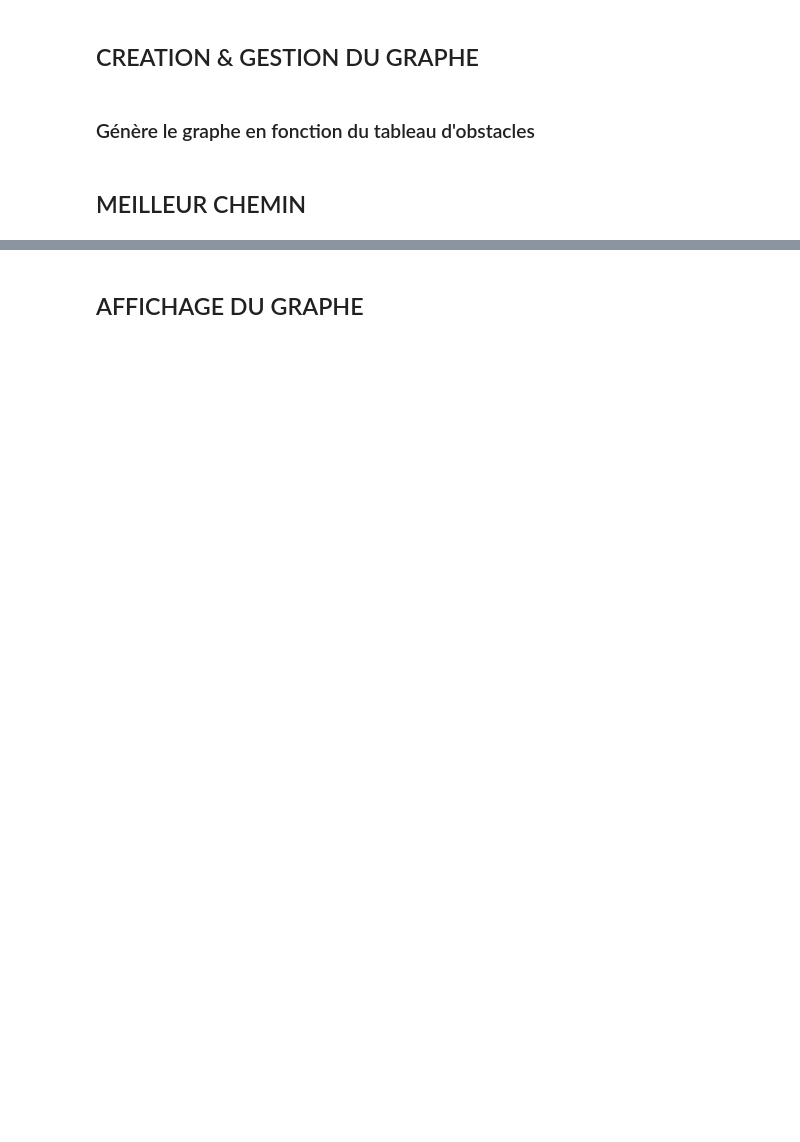
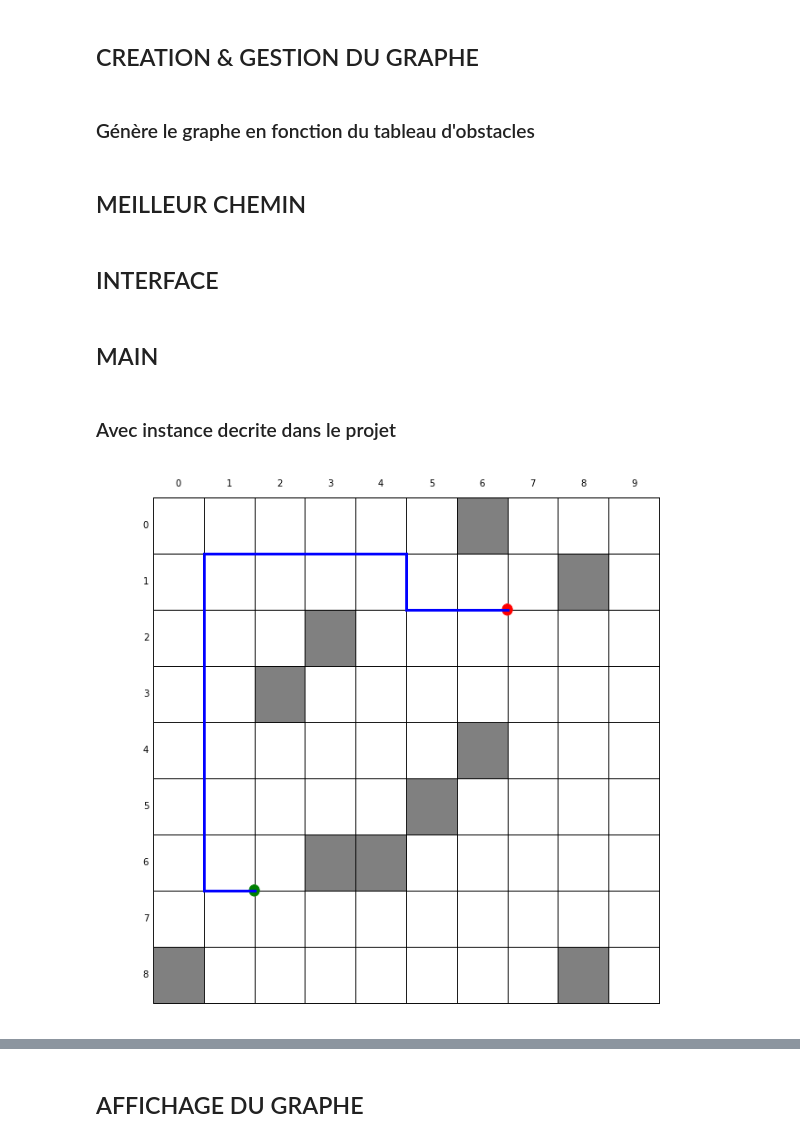
Before and after one commit to emited/ProjMOGPL, a Jupyter notebook: projet.ipynb, the cells around one changed output, grey strips where cells are left out. Cells and saved outputs as stored; diff of their text form; code cells hidden in the pictures; blank space fills up the shorter version.

Commit message:
creation show_instance()

```diff
--- a/projet.ipynb
+++ b/projet.ipynb
@@ -15,7 +15,7 @@ import numpy as np
 # %%
 def read_entry_file(filename):
     with open(filename) as f:
-        M,N = [x for x in f.readline().split()] # lecture de la premiere ligne
+        M,N = [int(x) for x in f.readline().split()] # lecture de la premiere ligne
         array = []
         i=0
         for line in f:
@@ -34,7 +34,7 @@ def read_entry_file(filename):
                 if(startDir=='ouest'):
                     startDir=4
                 break
-    return M,N,np.array(array),iStart,jStart,iEnd,jEnd,startDir
+    return M,N,np.array(array),(iStart,jStart,startDir),(iEnd,jEnd,1)
 
 def write_entry_file(filename,A,startPos,endPos,startDir):
     f=open(filename,'w')
@@ -61,6 +61,6 @@ def write_result_file(filename,mod,result):
 # %% [markdown]
 Exemple:
 # %%
-m,n,A,iS,jS,iE,jE,sD=read_entry_file('entree.txt')
-print m,n,A,iS,jS,iE,jE,sD
+m,n,A,st,fi=read_entry_file('entree.txt')
+print m,n,A,st,fi
 # %% [output]
@@ -151,11 +153,13 @@ print gen_rand_instance(10,8,12)
 # %% [markdown]
 ### Génère le graphe en fonction du tableau d'obstacles
 # %%
-def gen_graph(M,N,A):
+def gen_graph(A):
+    M=A.shape[0]
+    N=A.shape[1]
     G=nx.DiGraph()
     for i in range(M+1):
         for j in range(N+1):
-            if(is_obstacle(i,j,M,N,A)==False):
+            if(is_obstacle(i,j,A)==False):
                 #Creation des noeuds - un par direction = 4 par position
                 G.add_node((i,j,1),direct='nord')
                 G.add_node((i,j,2),direct='est')
@@ -177,27 +181,27 @@ def gen_graph(M,N,A):
                 #Deplacement
                 #Nord/Haut
                 for k in [1,2,3]:
-                    if(is_obstacle(i-k,j,M,N,A)==False):
+                    if(is_obstacle(i-k,j,A)==False):
                         G.add_edge((i,j,1),(i-k,j,1),action=('a'+str(k)))
                     else:
                         break #Si il y a un obstacle en i-k on ne creer pas d'arc en i-k-1
                 #Est/Droite
                 for k in [1,2,3]:
-                    if(is_obstacle(i,j+k,M,N,A)==False):
+                    if(is_obstacle(i,j+k,A)==False):
                         G.add_edge((i,j,2),(i,j+k,2),action=('a'+str(k)))
                     else:
                         break #Si il y a un obstacle en j+k on ne creer pas d'arc en j+k+1
 
                 #Sud/Bas
                 for k in [1,2,3]:
-                    if(is_obstacle(i+k,j,M,N,A)==False):
+                    if(is_obstacle(i+k,j,A)==False):
                         G.add_edge((i,j,3),(i+k,j,3),action=('a'+str(k)))
                     else:
                         break #Si il y a un obstacle en i+k on ne creer pas d'arc en i-k+1
 
                 #Ouest/Gauche
                 for k in [1,2,3]:
-                    if(is_obstacle(i,j-k,M,N,A)==False):
+                    if(is_obstacle(i,j-k,A)==False):
                         G.add_edge((i,j,4),(i,j-k,4),action=('a'+str(k)))
                     else:
                         break #Si il y a un obstacle en j-k on ne creer pas d'arc en j-k-1
@@ -221,12 +225,18 @@ def gen_shortest_path(start,end,G):
                 q.append(v)
     #Backtracking: on retrouve le chemin minimal a partir d'un des 4 sommets de la fin
     path=[]
+    path_edges=[]
     prec=end
     while(prec!=start):
         temp=prec
-        prec=dist[prec][1]
+        if(dist[prec][1]is None):
+            return -1,[],[]
+        else:
+            prec=dist[prec][1]
         #Si on est deja sur un des 4 sommets de la case de finale on n'ajoute rien au chemin
         if(prec[0:2]!=end[0:2] or temp[0:2]!=end[0:2]):
-            #path.append([prec,temp,G[prec][temp]['action']])
+            path_edges.append([prec,temp])
             path.append(G[prec][temp]['action'])
-    return len(path),path[::-1]
+    return len(path),path[::-1],path_edges[::-1]
+# %% [markdown]
+## INTERFACE
@@ -232,0 +286,12 @@ def gen_shortest_path(start,end,G):
+# %% [markdown]
+## MAIN
+# %% [markdown]
+### Avec instance decrite dans le projet
+# %%
+m,n,A,start,end=read_entry_file('entree.txt')
+G=gen_graph(A)
+result=gen_shortest_path(start,end,G)
+f=show_interface(result,A,start,end)
+write_result_file('resultat.txt','w',gen_shortest_path(start,end,G)[:2])
+# %% [output]
+[figure, added]
```
Also changed, not shown: parts of 12 cells of this notebook.
